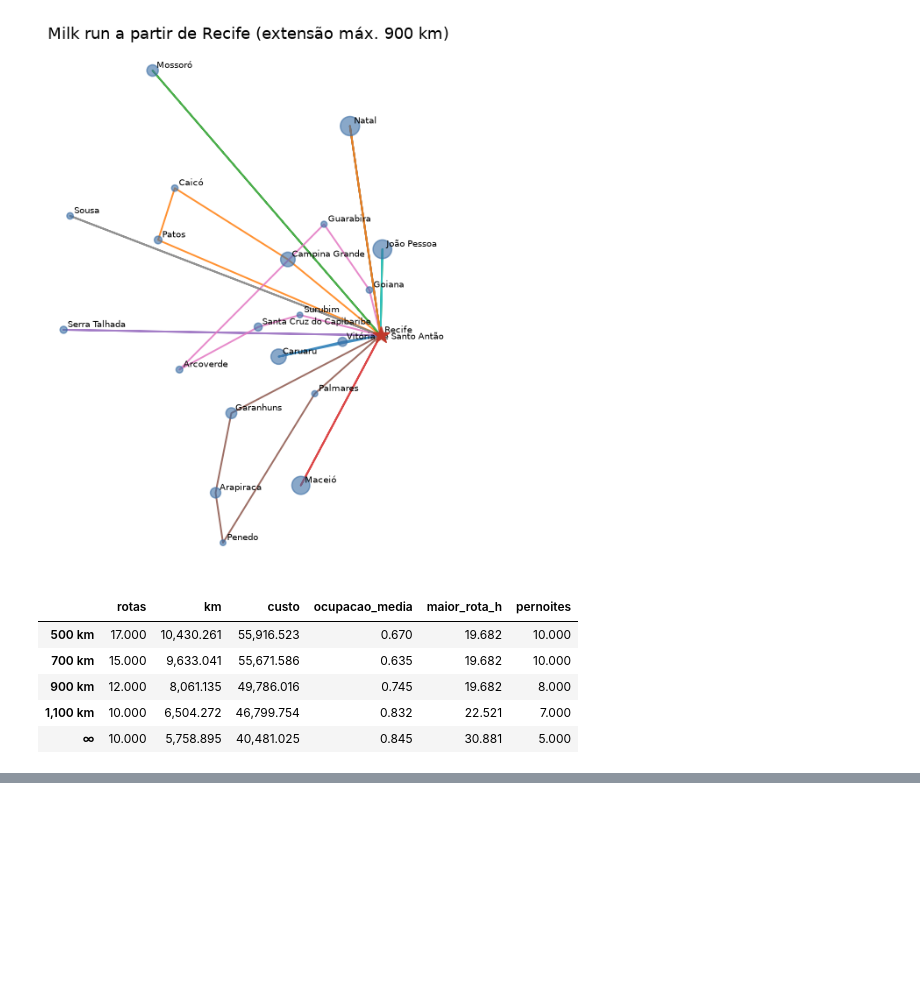
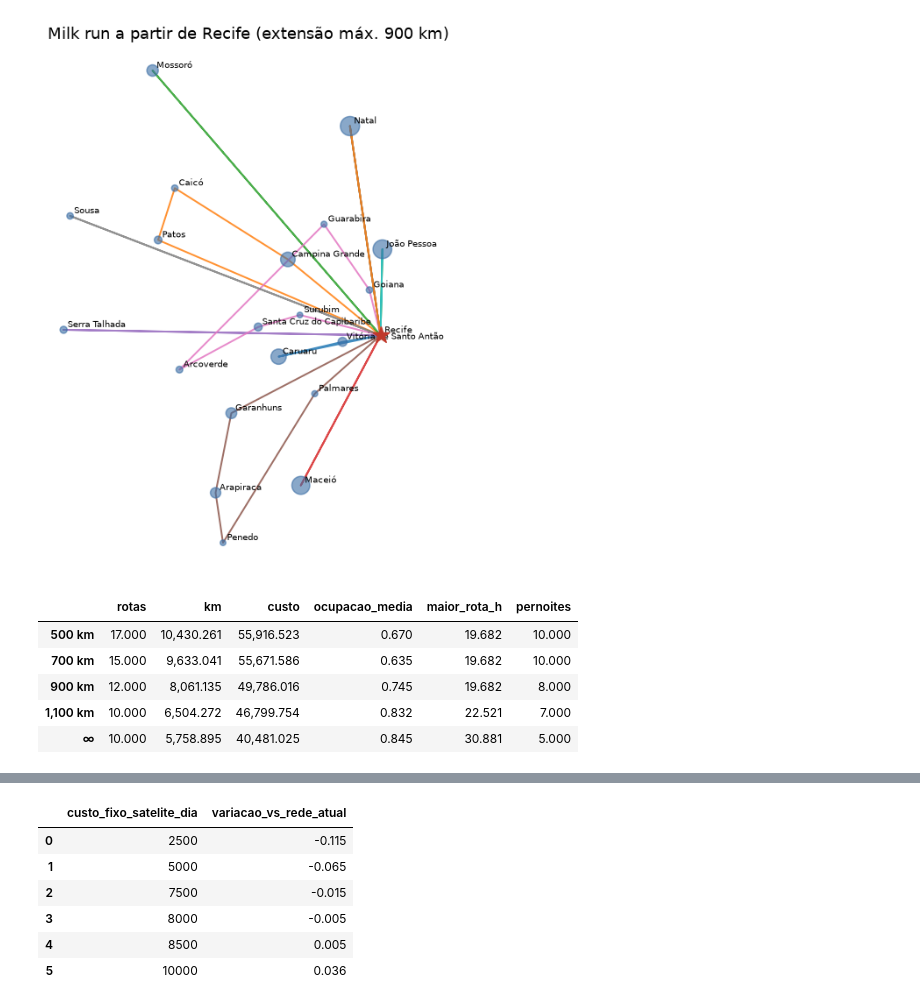
Before and after one commit to fabiojmjr-oss/KPIs-OKRs-SLAs, a Jupyter notebook: notebooks/middle_mile_consolidacao_rotas.ipynb, the cells around one changed output, grey strips where cells are left out. Cells and saved outputs as stored; diff of their text form; code cells hidden in the pictures; blank space fills up the shorter version.

```diff
--- a/notebooks/middle_mile_consolidacao_rotas.ipynb
+++ b/notebooks/middle_mile_consolidacao_rotas.ipynb
@@ -194,0 +249,13 @@ pd.DataFrame({('∞' if not np.isfinite(k) else f'{k:,.0f} km'): r.loc['milk run
+# %%
+sens = pd.DataFrame([{'custo_fixo_satelite_dia': fx,
+                      'variacao_vs_rede_atual': mm.avaliar_rede(['Patos'], p=mm.ParametrosRede(custo_fixo_satelite_dia=fx))['custo_dia'] / base - 1}
+                     for fx in (2_500, 5_000, 7_500, 8_000, 8_500, 10_000)])
+sens
+# %% [output]
+|  | custo_fixo_satelite_dia | variacao_vs_rede_atual |
+| 0 | 2500 | -0.115 |
+| 1 | 5000 | -0.065 |
+| 2 | 7500 | -0.015 |
+| 3 | 8000 | -0.005 |
+| 4 | 8500 | 0.005 |
+| 5 | 10000 | 0.036 |
```
Also changed, not shown: parts of 10 cells of this notebook, 6 other files.
